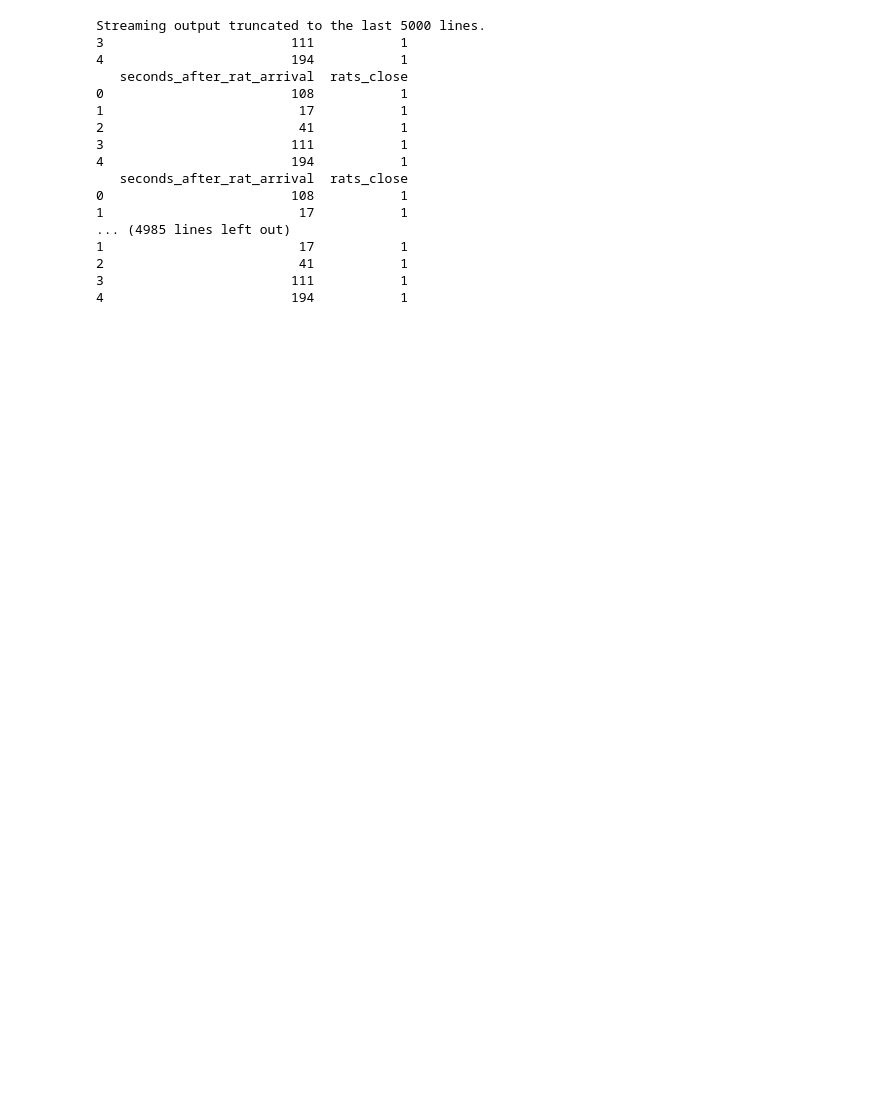
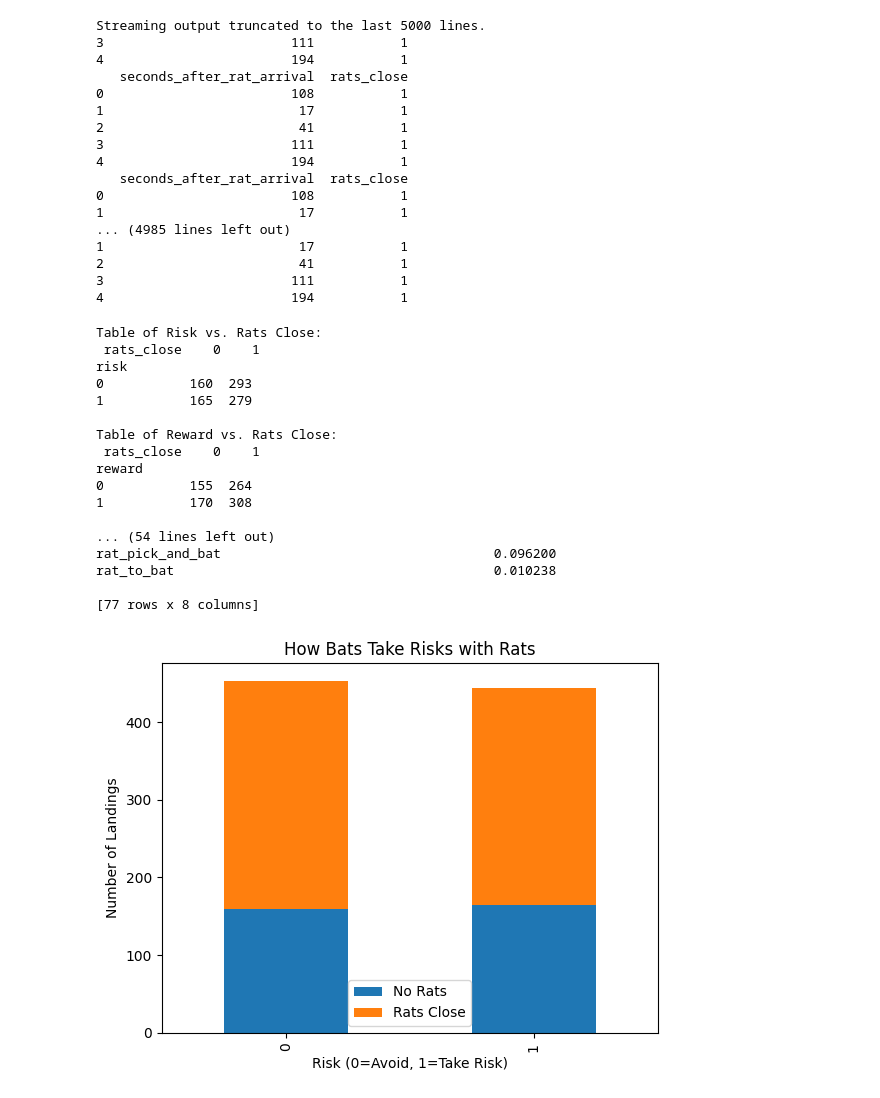
Before and after one commit to RoshanAcharya11/Foundationofdatascience, a Jupyter notebook: HIT140.ipynb, the cells around one changed output. Cells and saved outputs as stored; diff of their text form; code cells hidden in the pictures; blank space fills up the shorter version.

```diff
--- a/HIT140.ipynb
+++ b/HIT140.ipynb
@@ -38,3 +44,67 @@ Streaming output truncated to the last 5000 lines.
 2                         41           1
 3                        111           1
 4                        194           1
+# %%
+
+import pandas as pd
+import matplotlib.pyplot as plt
+import seaborn as sns
+
+
+bat_datas = pd.read_csv("dataset1 (1).csv")
+rat_datas = pd.read_csv("dataset2 (1).csv")
+
+bat_datas = bat_datas[bat_datas["bat_landing_to_food"] < bat_datas["bat_landing_to_food"].quantile(0.99)]
+
+# Add a column for rats that are close (1 = yes, 0 = no).
+bat_datas["rats_close"] = 0
+for index in bat_datas.index:
+    seconds = bat_datas.at[index, "seconds_after_rat_arrival"]
+    if pd.notna(seconds) and 0 <= seconds <= 300:
+        bat_datas.at[index, "rats_close"] = 1
+
+# Table for risk vs. rats
+risk_table = pd.crosstab(bat_datas["risk"], bat_datas["rats_close"])
+print("Table of Risk vs. Rats Close:\n", risk_table)
+
+# Table for reward vs. rats
+reward_table = pd.crosstab(bat_datas["reward"], bat_datas["rats_close"])
+print("\nTable of Reward vs. Rats Close:\n", reward_table)
+
+# Summarize hesitation time by behavior type
+print("\n Hesitation Time Based on Behavior:\n", bat_datas.groupby("habit")["bat_landing_to_food"].describe())
+
+# Plot 1: Bar chart for risk
+risk_table.plot(kind="bar", stacked=True)
+plt.title("How Bats Take Risks with Rats")
+plt.xlabel("Risk (0=Avoid, 1=Take Risk)")
+plt.ylabel("Number of Landings")
+plt.legend(["No Rats", "Rats Close"])
+plt.show()
+
+# Plot 2: Boxplot for hesitation
+sns.boxplot(x="rats_close", y="bat_landing_to_food", data=bat_datas)
+plt.title("Bat Hesitation with Rats")
+plt.xlabel("Rats Close (0=No, 1=Yes)")
+plt.ylabel("Hesitation Time (seconds)")
+plt.ylim(0, bat_datas["bat_landing_to_food"].quantile(0.95))
+plt.show()
+# %% [output]
+Table of Risk vs. Rats Close:
+ rats_close    0    1
+risk
+0           160  293
+1           165  279
+
+Table of Reward vs. Rats Close:
+ rats_close    0    1
+reward
+0           155  264
+1           170  308
+
+... (54 lines left out)
+rat_pick_and_bat                                   0.096200
+rat_to_bat                                         0.010238
+
+[77 rows x 8 columns]
+[figure, added]
```
Also changed, not shown: parts of 2 cells of this notebook.
